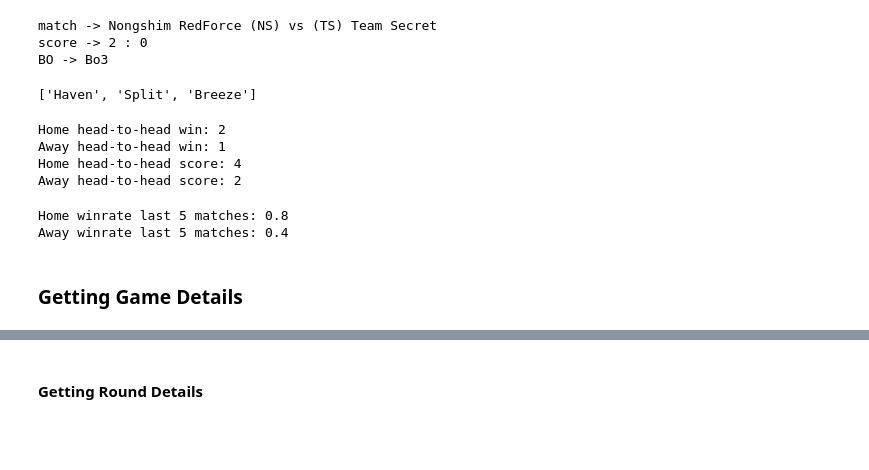
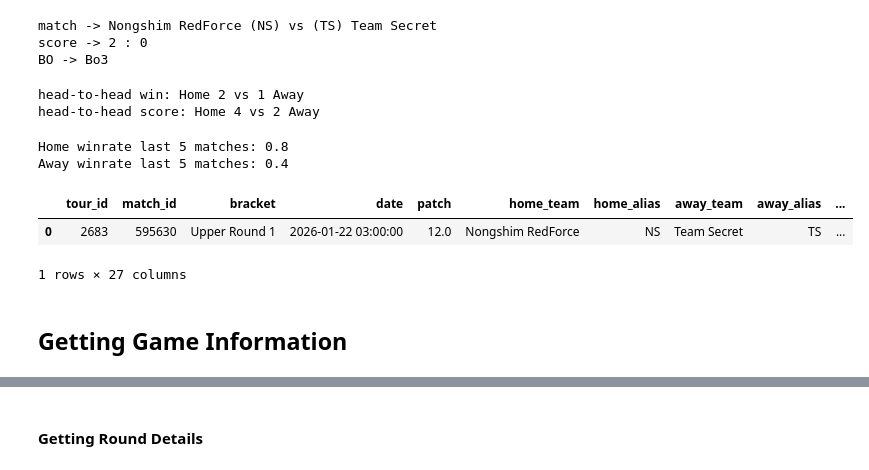
Before and after one commit to imkhlst/Valorant-Esports-Data-Pipeline-for-Analytics-and-Machine-Learning, a Jupyter notebook: notebooks/scraping_experiments.ipynb, the cells around one changed output, grey strips where cells are left out. Drawn from its saved outputs; the diff is of its cells as text; code cells hidden in the pictures; blank space fills up the shorter version.

```diff
--- a/notebooks/scraping_experiments.ipynb
+++ b/notebooks/scraping_experiments.ipynb
@@ -191,6 +243,14 @@ score_container = soup.select_one(".js-spoiler")
 home_score = re.sub(r"[\n\t]", "", score_container.get_text()).split(":")[0].strip()
 away_score = re.sub(r"[\n\t]", "", score_container.get_text()).split(":")[-1].strip()
 
+matches_dict["home_team"].append(home_name)
+matches_dict["home_alias"].append(home_alias)
+matches_dict["away_team"].append(away_name)
+matches_dict["away_alias"].append(away_alias)
+matches_dict["home_score"].append(home_score)
+matches_dict["away_score"].append(away_score)
+matches_dict["bo"].append(bo_info)
+
 print(f"match -> {home_name} ({home_alias}) vs ({away_alias}) {away_name}")
 print(f"score -> {home_score} : {away_score}")
 print(f"BO -> {bo_info}")
@@ -203,7 +263,7 @@ map_selection_container = soup.select_one(".match-header-note")
 map_selection = map_selection_container.get_text().split(";")
 home_map_picks, home_map_bans = [], []
 away_map_picks, away_map_bans = [], []
-decider_map = []
+decider_map = ""
 for map in map_selection:
     map_split = map.strip().split(" ")
     if map_split[0] == home_alias:
@@ -217,9 +277,23 @@ for map in map_selection:
         else:
             away_map_bans.append(map_split[2].strip())
     else:
-        decider_map.append(map_split[0].strip())
+        decider_map = map_split[0].strip()
+
+matches_dict["home_map_ban_1"].append(home_map_bans[0])
+matches_dict["home_map_pick_1"].append(home_map_picks[0])
+matches_dict["away_map_ban_1"].append(away_map_bans[0])
+matches_dict["away_map_pick_1"].append(away_map_picks[0])
+if bo_info == "Bo3":
+    matches_dict["home_map_ban_2"].append(home_map_bans[1])
+    matches_dict["home_map_pick_2"].append(np.nan)
+    matches_dict["away_map_ban_2"].append(away_map_bans[1])
+    matches_dict["away_map_pick_2"].append(np.nan)
+elif bo_info == "Bo5":
+    matches_dict["home_map_ban_2"].append(np.nan)
+    matches_dict["home_map_pick_2"].append(home_map_picks[1])
+    matches_dict["away_map_ban_2"].append(np.nan)
+    matches_dict["away_map_pick_2"].append(away_map_picks[1])
+matches_dict["decider_map"].append(decider_map)
-# %% [output]
-['Haven', 'Split', 'Breeze']
 # %%
 head_to_head_container = soup.select(".match-h2h-matches-score")
 home_h2h_win = 0
@@ -235,15 +309,16 @@ for container in head_to_head_container:
     else:
         away_h2h_win += 1
 
-print(f"Home head-to-head win: {home_h2h_win}")
-print(f"Away head-to-head win: {away_h2h_win}")
-print(f"Home head-to-head score: {home_h2h_score}")
-print(f"Away head-to-head score: {away_h2h_score}")
+matches_dict["home_h2h_win"].append(home_h2h_win)
+matches_dict["away_h2h_win"].append(away_h2h_win)
+matches_dict["home_h2h_score"].append(home_h2h_score)
+matches_dict["away_h2h_score"].append(away_h2h_score)
+
+print(f"head-to-head win: Home {home_h2h_win} vs {away_h2h_win} Away")
+print(f"head-to-head score: Home {home_h2h_score} vs {away_h2h_score} Away")
 # %% [output]
-Home head-to-head win: 2
-Away head-to-head win: 1
-Home head-to-head score: 4
-Away head-to-head score: 2
+head-to-head win: Home 2 vs 1 Away
+head-to-head score: Home 4 vs 2 Away
 # %%
 last_match_container = soup.select(".wf-card.mod-dark.match-histories")
 home_last_match = last_match_container[0].select(".match-histories-item.wf-module-item")
@@ -264,10 +339,20 @@ for match in away_last_match:
     away_last_match_win += 1
     away_last_match_wr = away_last_match_win / 5
 
+matches_dict["home_last_5_wr"].append(home_last_match_wr)
+matches_dict["away_last_5_wr"].append(away_last_match_wr)
+
 print(f"Home winrate last 5 matches: {home_last_match_wr}")
 print(f"Away winrate last 5 matches: {away_last_match_wr}")
 # %% [output]
 Home winrate last 5 matches: 0.8
 Away winrate last 5 matches: 0.4
+# %%
+matches_df = pd.DataFrame(matches_dict)
+matches_df
+# %% [output]
+|  | tour_id | match_id | bracket | date | patch | home_team | home_alias | away_team | away_alias | ... |
+| 0 | 2683 | 595630 | Upper Round 1 | 2026-01-22 03:00:00 | 12.0 | Nongshim RedForce | NS | Team Secret | TS | ... |
+1 rows × 27 columns
 # %% [markdown]
-### Getting Game Details
+## Getting Game Information
```
Also changed, not shown: parts of 31 cells of this notebook.
